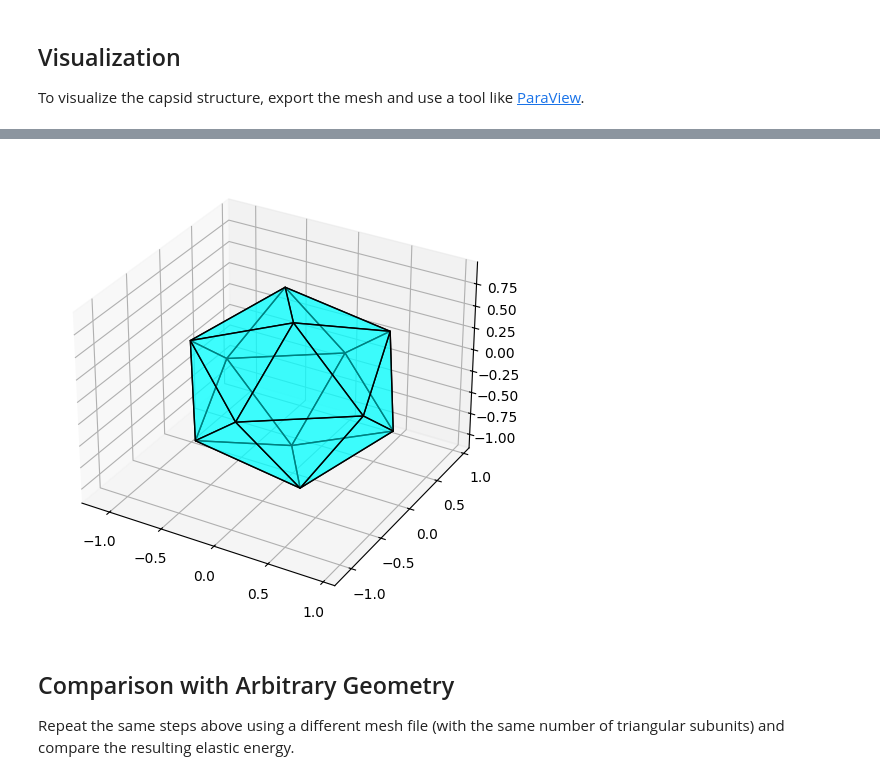
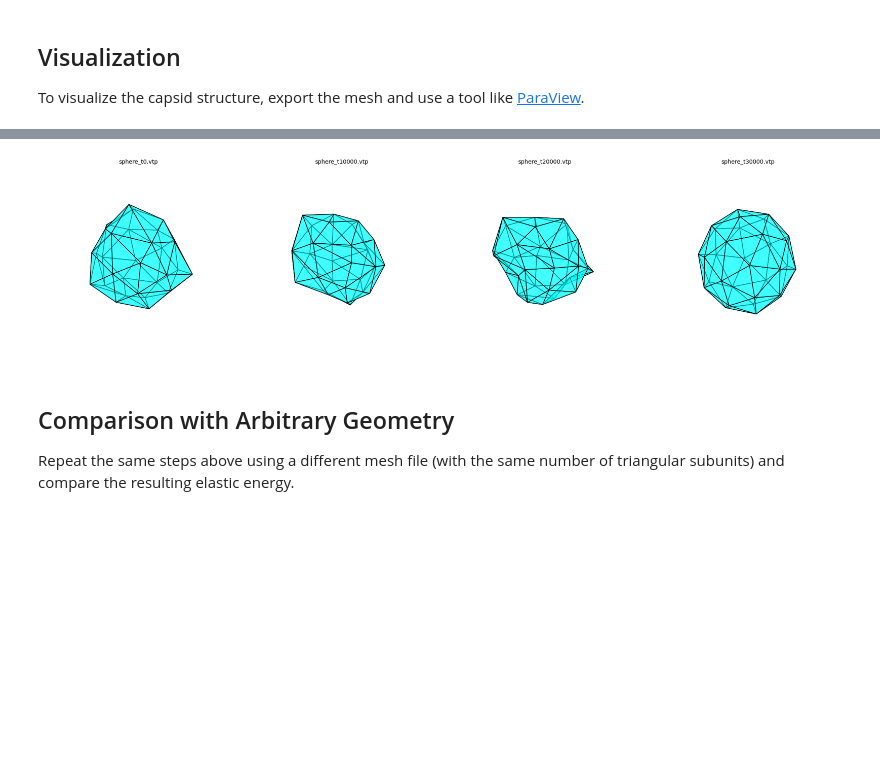
Before and after one commit to sli032/BIO-PHY4100, a Jupyter notebook: Viral_Capsid_Modeling_PyMembrane.ipynb, the cells around one changed output, grey strips where cells are left out. Saved outputs shown, nothing was run; the diff lists cells and outputs as text; code cells hidden in the pictures; blank space fills up the shorter version.

```diff
--- a/Viral_Capsid_Modeling_PyMembrane.ipynb
+++ b/Viral_Capsid_Modeling_PyMembrane.ipynb
@@ -152,28 +139,35 @@ Requirement already satisfied: six>=1.5 in /usr/local/lib/python3.11/dist-packag
 # %%
 import pyvista as pv
 import matplotlib.pyplot as plt
 from mpl_toolkits.mplot3d.art3d import Poly3DCollection
+import glob
 
-# mesh = pv.Sphere()
-mesh = pv.read('sphere_t90000.vtp')
+file_list = glob.glob("*0.vtp")
+file_list.sort()
+n_files = len(file_list)
+fig = plt.figure(figsize=(5 * n_files, 5))
 
-points = mesh.points
-faces = mesh.faces.reshape((-1, 4))[:, 1:]
+for i, filename in enumerate(file_list):
+    mesh = pv.read(filename)
+    points = mesh.points
+    faces = mesh.faces.reshape((-1, 4))[:, 1:]
 
-fig = plt.figure()
-ax = fig.add_subplot(111, projection='3d')
+    ax = fig.add_subplot(1, n_files, i + 1, projection='3d')
 
-poly3d = [points[face] for face in faces]
-collection = Poly3DCollection(poly3d, facecolor='cyan', edgecolor='k', alpha=0.5)
-ax.add_collection3d(collection)
+    poly3d = [points[face] for face in faces]
+    collection = Poly3DCollection(poly3d, facecolor='cyan', edgecolor='k', alpha=0.5)
+    ax.add_collection3d(collection)
 
-scale = points.flatten()
-ax.auto_scale_xyz(scale, scale, scale)
+    ax.auto_scale_xyz([-1.5, 1.5], [-1.5, 1.5], [-1.5, 1.5])
+    ax.set_box_aspect([1, 1, 1])
+
+    ax.set_title(filename, fontsize=10)
+    ax.axis('off')
 
 plt.tight_layout()
 plt.show()
 # %% [output]
-[figure, old version]
+[figure, new version]
 # %%
 # mesh = examples.download_bunny_coarse()
 # cpos = [(0.2, 0.3, 0.9), (0, 0, 0), (0, 1, 0)]
```
Also changed, not shown: parts of 10 cells of this notebook.
